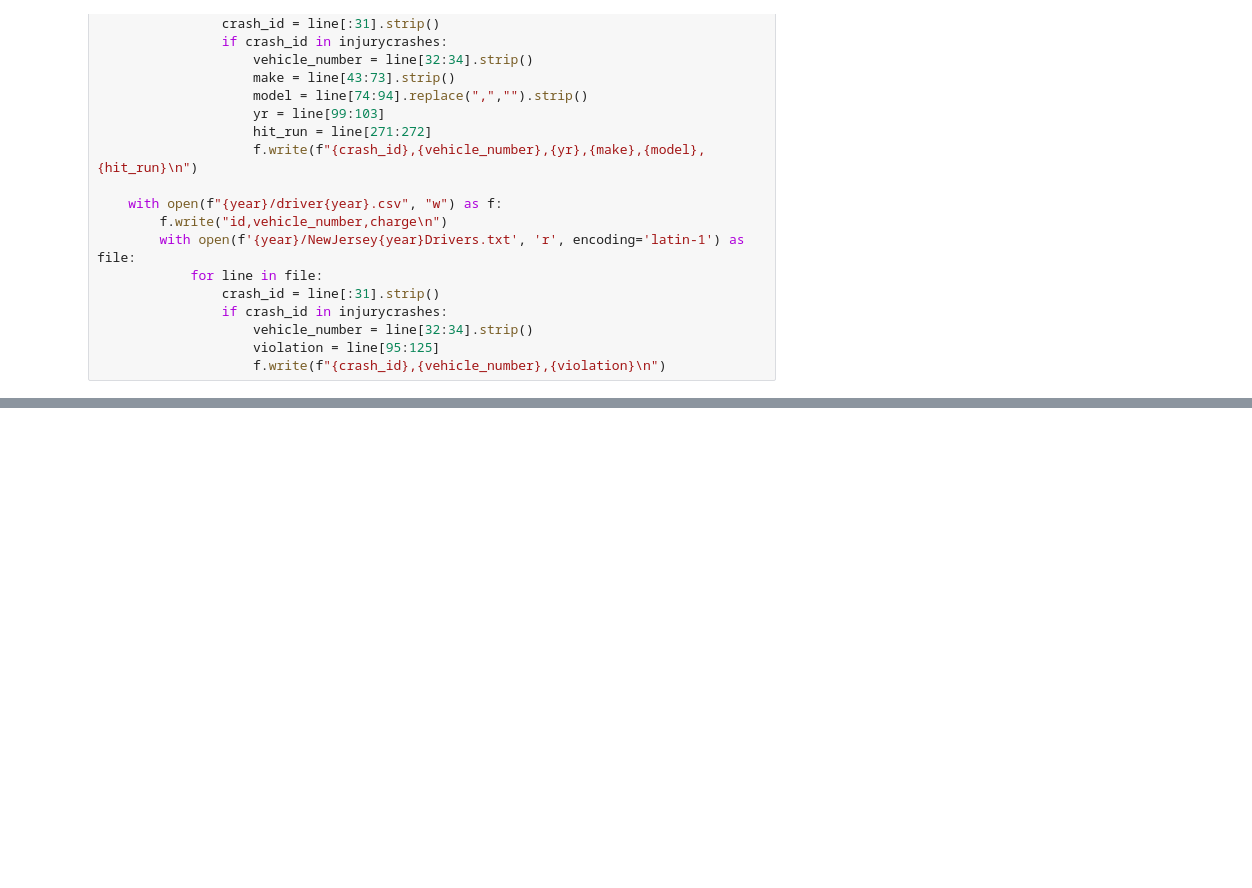
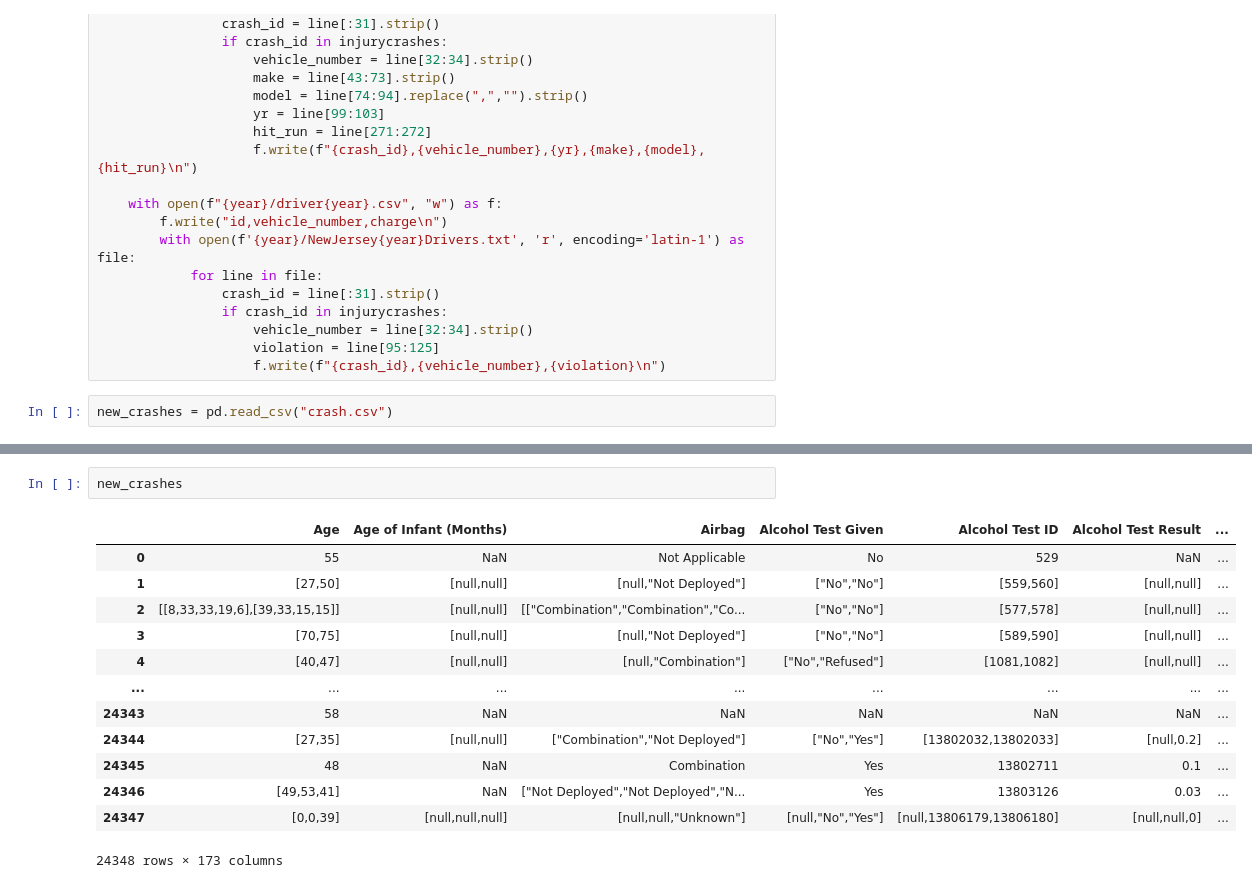
Before and after one commit to bencarneiro/ntsb, a Jupyter notebook: newjersey/Untitled.ipynb, the cells around one changed output, grey strips where cells are left out. Saved outputs shown, nothing was run; the diff lists cells and outputs as text; blank space fills up the shorter version.

```diff
--- a/newjersey/Untitled.ipynb
+++ b/newjersey/Untitled.ipynb
@@ -251,3 +231,4 @@ for year in range(2017,2019):
                     violation = line[95:125]
                     f.write(f"{crash_id},{vehicle_number},{violation}\n")
 # %%
+new_crashes = pd.read_csv("crash.csv")
@@ -255,0 +265,16 @@ for year in range(2017,2019):
+# %%
+new_crashes
+# %% [output]
+|  | Age | Age of Infant (Months) | Airbag | Alcohol Test Given | Alcohol Test ID | Alcohol Test Result | ... |
+| 0 | 55 | NaN | Not Applicable | No | 529 | NaN | ... |
+| 1 | [27,50] | [null,null] | [null,"Not Deployed"] | ["No","No"] | [559,560] | [null,null] | ... |
+| 2 | [[8,33,33,19,6],[39,33,15,15]] | [null,null] | [["Combination","Combination","Co... | ["No","No"] | [577,578] | [null,null] | ... |
+| 3 | [70,75] | [null,null] | [null,"Not Deployed"] | ["No","No"] | [589,590] | [null,null] | ... |
+| 4 | [40,47] | [null,null] | [null,"Combination"] | ["No","Refused"] | [1081,1082] | [null,null] | ... |
+| ... | ... | ... | ... | ... | ... | ... | ... |
+| 24343 | 58 | NaN | NaN | NaN | NaN | NaN | ... |
+| 24344 | [27,35] | [null,null] | ["Combination","Not Deployed"] | ["No","Yes"] | [13802032,13802033] | [null,0.2] | ... |
+| 24345 | 48 | NaN | Combination | Yes | 13802711 | 0.1 | ... |
+| 24346 | [49,53,41] | NaN | ["Not Deployed","Not Deployed","N... | Yes | 13803126 | 0.03 | ... |
+| 24347 | [0,0,39] | [null,null,null] | [null,null,"Unknown"] | [null,"No","Yes"] | [null,13806179,13806180] | [null,null,0] | ... |
+24348 rows × 173 columns
```
Also changed, not shown: parts of 4 cells of this notebook, 1 other file.
